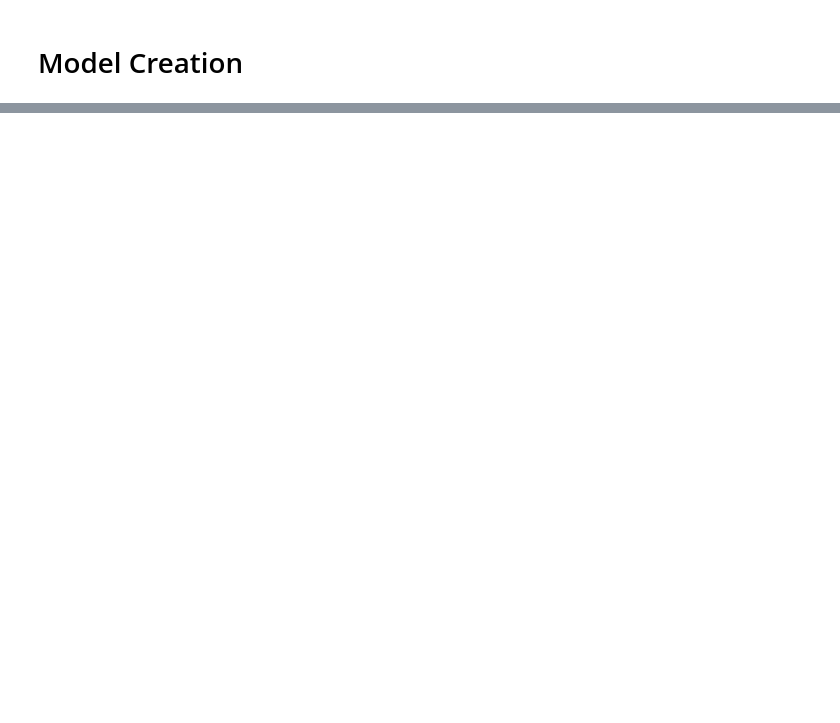
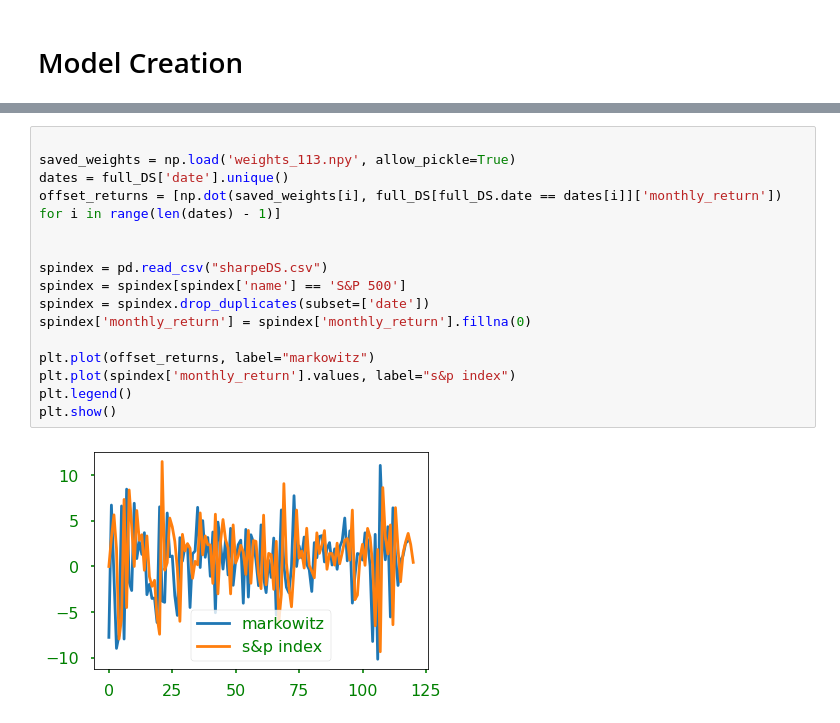
Before and after one commit to H-Cindy/CQF-Deep-Dive-Sharpe, a Jupyter notebook: Deep_dive_sharpe.ipynb, the cells around one changed output, grey strips where cells are left out. Drawn from its saved outputs; the diff is of its cells as text; blank space fills up the shorter version.

```diff
--- a/Deep_dive_sharpe.ipynb
+++ b/Deep_dive_sharpe.ipynb
@@ -278,0 +421,18 @@ TypeError: __init__() missing 1 required positional argument: 'num_assets'
+# %%
+
+saved_weights = np.load('weights_113.npy', allow_pickle=True)
+dates = full_DS['date'].unique()
+offset_returns = [np.dot(saved_weights[i], full_DS[full_DS.date == dates[i]]['monthly_return']) for i in range(len(dates) - 1)]
+
+
+spindex = pd.read_csv("sharpeDS.csv")
+spindex = spindex[spindex['name'] == 'S&P 500']
+spindex = spindex.drop_duplicates(subset=['date'])
+spindex['monthly_return'] = spindex['monthly_return'].fillna(0)
+
+plt.plot(offset_returns, label="markowitz")
+plt.plot(spindex['monthly_return'].values, label="s&p index")
+plt.legend()
+plt.show()
+# %% [output]
+[figure, added]
```
Also changed, not shown: parts of 17 cells of this notebook, 3 other files.
